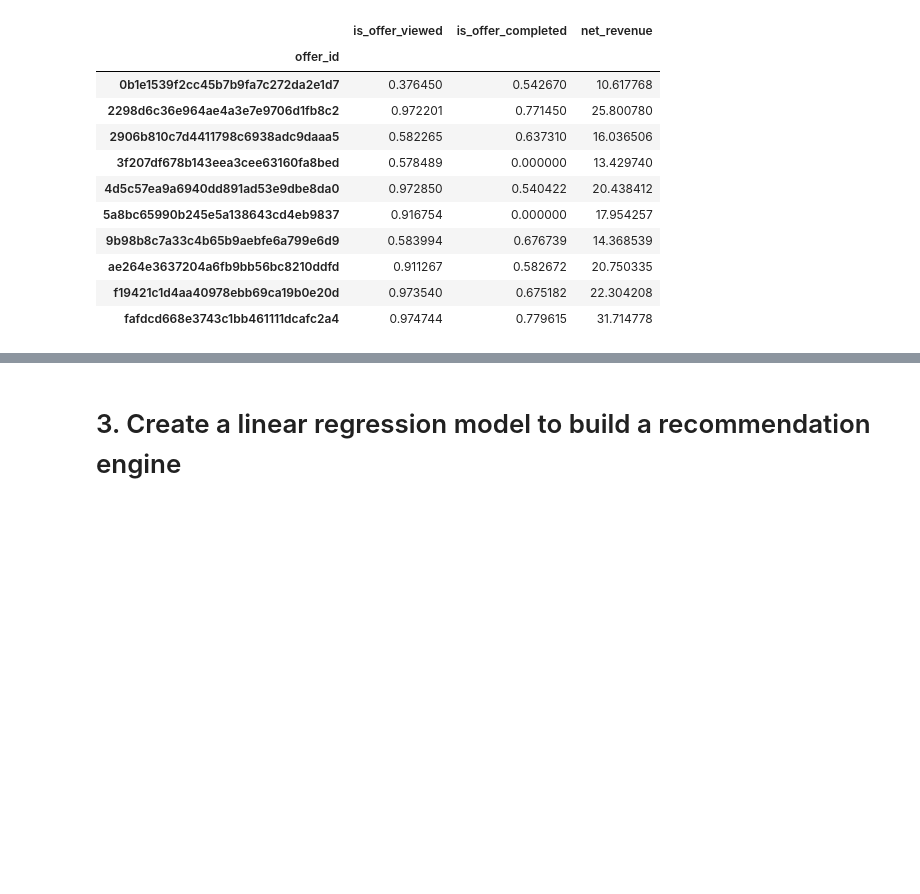
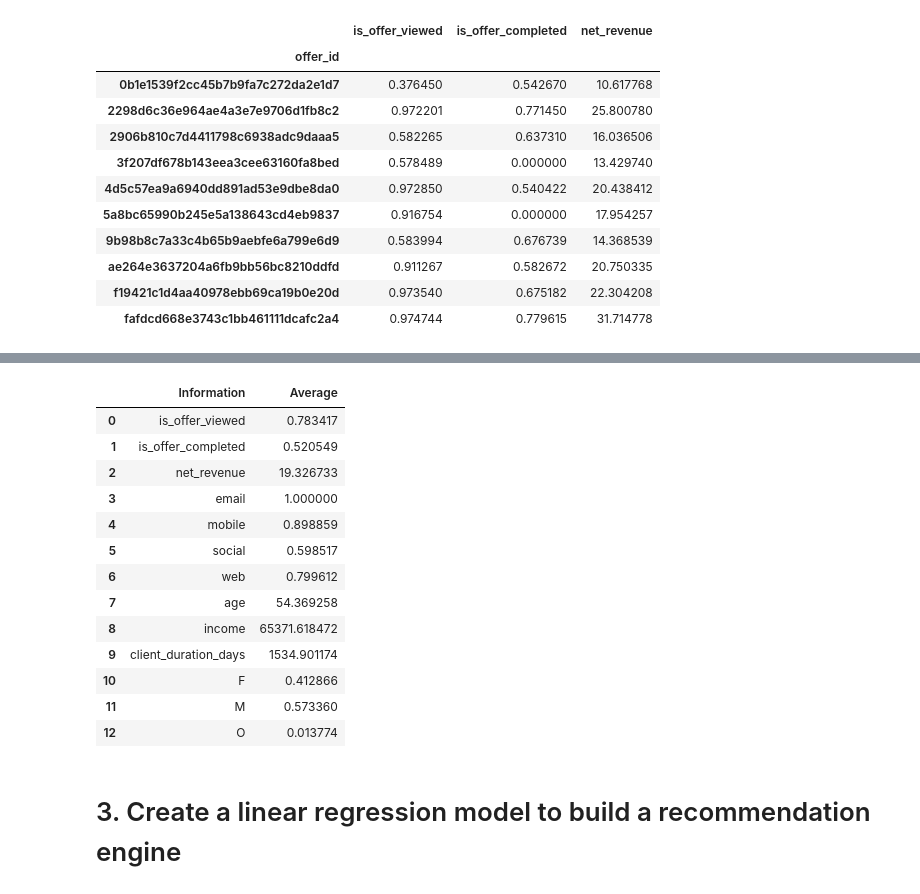
Before and after one commit to danielayamashita/Capstone-Starbucks-Udacity, a Jupyter notebook: Starbucks_Capstone_notebook.ipynb, the cells around one changed output, grey strips where cells are left out. Saved outputs shown, nothing was run; the diff lists cells and outputs as text; code cells hidden in the pictures; blank space fills up the shorter version.

```diff
--- a/Starbucks_Capstone_notebook.ipynb
+++ b/Starbucks_Capstone_notebook.ipynb
@@ -673,6 +689,24 @@ df_client_profile_offer.head()
 | 2 | 0009655768c64bdeb2e877511632db8f | 5a8bc65990b245e5a138643cd4eb9837 | True | False | 22.06 | 1 | 1 | 1 | ... |
 | 3 | 0009655768c64bdeb2e877511632db8f | f19421c1d4aa40978ebb69ca19b0e20d | True | True | 3.47 | 1 | 1 | 1 | ... |
 | 4 | 0009655768c64bdeb2e877511632db8f | fafdcd668e3743c1bb461111dcafc2a4 | True | True | 25.57 | 1 | 1 | 1 | ... |
+# %%
+df_client_profile_offer_mean = df_client_profile_offer.iloc[:,2:].mean().reset_index()
+df_client_profile_offer_mean.columns= ['Information','Average']
+# %% [output]
+|  | Information | Average |
+| 0 | is_offer_viewed | 0.783417 |
+| 1 | is_offer_completed | 0.520549 |
+| 2 | net_revenue | 19.326733 |
+| 3 | email | 1.000000 |
+| 4 | mobile | 0.898859 |
+| 5 | social | 0.598517 |
+| 6 | web | 0.799612 |
+| 7 | age | 54.369258 |
+| 8 | income | 65371.618472 |
+| 9 | client_duration_days | 1534.901174 |
+| 10 | F | 0.412866 |
+| 11 | M | 0.573360 |
+| 12 | O | 0.013774 |
 # %% [markdown]
 # 3. Create a linear regression model to build a recommendation engine
 # %% [markdown]
```
Also changed, not shown: parts of 4 cells of this notebook, 1 other file.
